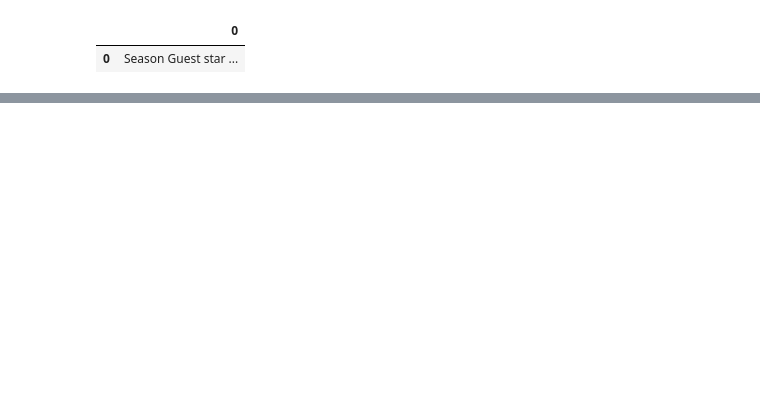
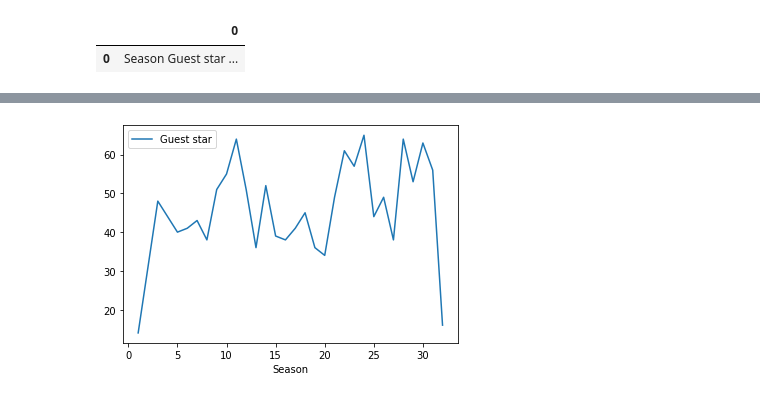
Before and after one commit to slobanwala1/Excellent-Simpsons-Analysis, a Jupyter notebook: ratingsscrape.ipynb, the cells around one changed output, grey strips where cells are left out. Cells and saved outputs as stored; diff of their text form; code cells hidden in the pictures; blank space fills up the shorter version.

```diff
--- a/ratingsscrape.ipynb
+++ b/ratingsscrape.ipynb
@@ -34,0 +419,4 @@ Simpsons_tableDF.head(30)
+# %%
+clearnerGuest = cleanGuest.reset_index()
+# %%
+clearnerGuest[('Season')] = clearnerGuest[('Season')].astype(int)
@@ -34,0 +443,4 @@ Simpsons_tableDF.head(30)
+# %%
+GuestPlot = clearnerGuest.sort_values([('Season')], ascending=True)
+# %%
+newGuestPlot = GuestPlot.drop(columns=['Episode title'])
@@ -34,0 +467,4 @@ Simpsons_tableDF.head(30)
+# %%
+lines = newGuestPlot.plot.line(x='Season', y='Guest star')
+# %% [output]
+[figure, added]
```
Also changed, not shown: parts of 46 cells of this notebook, 2 other files.
